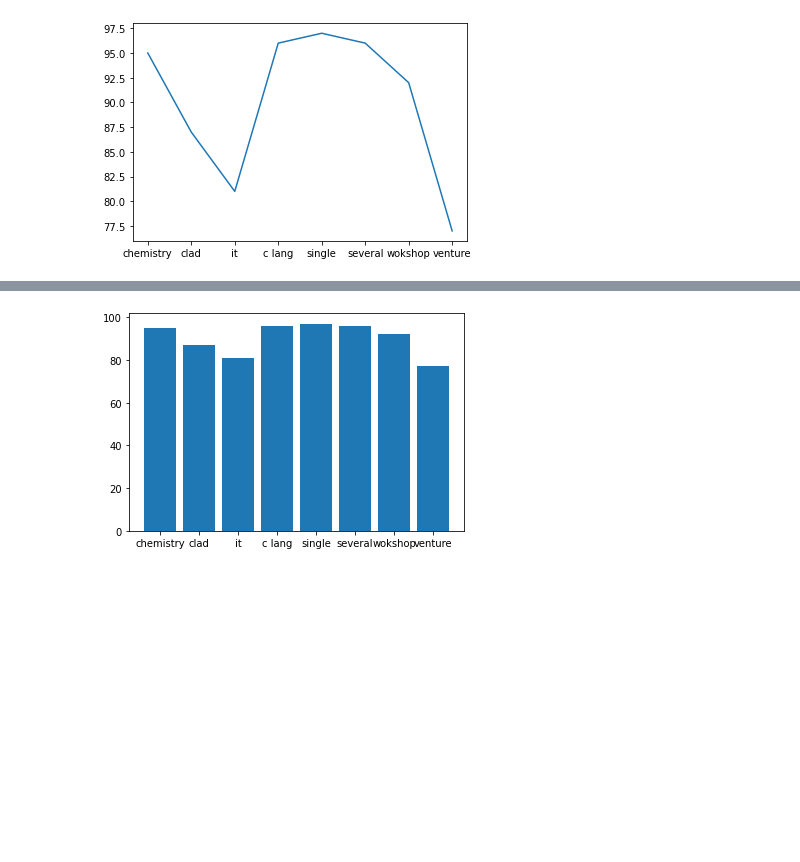
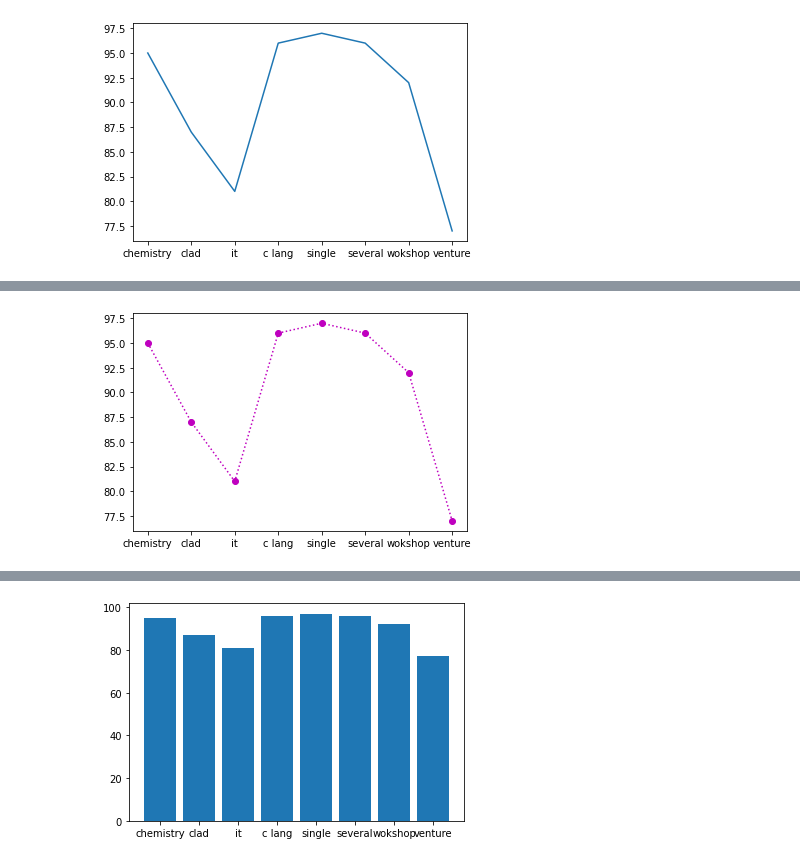
Before and after one commit to akshaya6878/python1, a Jupyter notebook: matplotlib.ipynb, the cells around one changed output, grey strips where cells are left out. Cells and saved outputs as stored; diff of their text form; code cells hidden in the pictures; blank space fills up the shorter version.

```diff
--- a/matplotlib.ipynb
+++ b/matplotlib.ipynb
@@ -14,0 +50,12 @@ plt.show()
+# %%
+import matplotlib.pyplot as plt
+import numpy as np
+
+
+xpoints = np.array(["chemistry", "clad", "it", "c lang","single","several","wokshop" ,  "venture"])
+ypoints = np.array([95,87,81,96,97,96,92,77])
+
+plt.plot(xpoints,ypoints,'o:m')
+plt.show()
+# %% [output]
+[figure, added]
```
Also changed, not shown: parts of 11 cells of this notebook.
